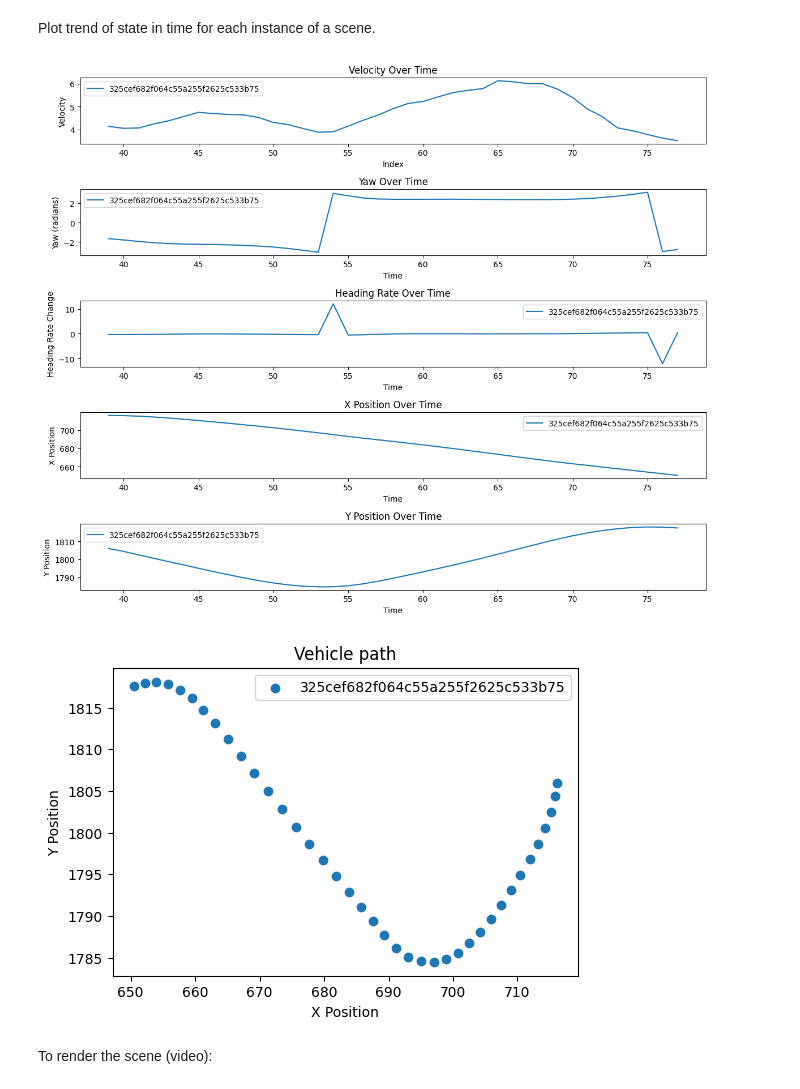
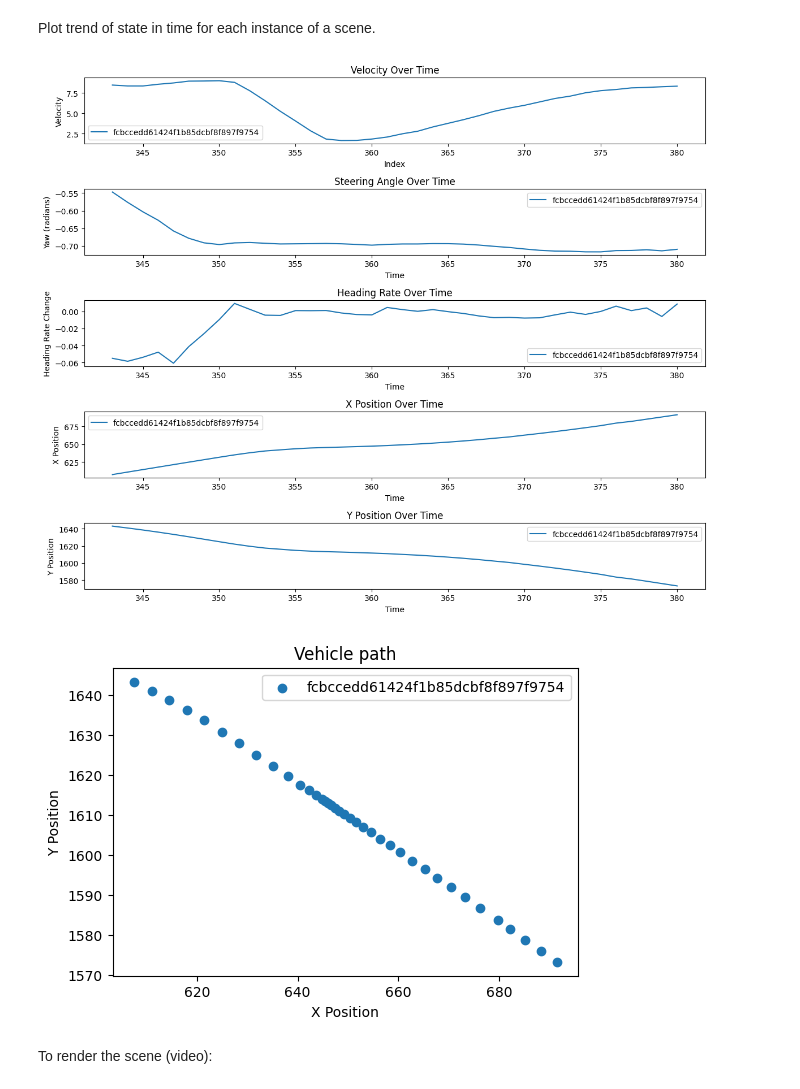
Before and after one commit to SaraMo14/MasterThesis, a Jupyter notebook: demo.ipynb, the cells around one changed output. Drawn from its saved outputs; the diff is of its cells as text; code cells hidden in the pictures.

```diff
--- a/demo.ipynb
+++ b/demo.ipynb
@@ -45,7 +46,7 @@ dtype_dict = {
     'heading_change_rate': 'float64',
     'delta_local_x': 'float64',
     'delta_local_y': 'float64'}
-df = pd.read_csv(DATAROOT / 'dataset_v1.0-mini_lidar_0.csv', dtype=dtype_dict, parse_dates=['timestamp'])
+df = pd.read_csv(DATAROOT / 'dataset_v1.0-mini_lidar_1.csv', dtype=dtype_dict, parse_dates=['timestamp'])
 #df['detect_CAM_FRONT'] = df['detect_CAM_FRONT'].apply(lambda x: ast.literal_eval(x))
 #df['detect_CAM_BACK'] = df['detect_CAM_BACK'].apply(lambda x: ast.literal_eval(x))
 df.head()
@@ -81,7 +82,7 @@ array(['2fc3753772e241f2ab2cd16a784cc680',
 # %% [markdown]
 Select a scene and test the  algorithm
 # %%
-scene_test = df['scene_token'].unique()[1]
+scene_test = df['scene_token'].unique()[9]
 example_scene_df = df[df['scene_token']==scene_test]
 example_scene_df
 # %% [output]
@@ -128,7 +145,7 @@ plt.legend()
 plt.subplot(5, 1, 2)
 for scene_token, group in example_scene_df.groupby('scene_token'):
     plt.plot(group.index, group['yaw'], label=scene_token)
-plt.title('Yaw Over Time')
+plt.title('Steering Angle Over Time')
 plt.xlabel('Time')
 plt.ylabel('Yaw (radians)')
 plt.legend()
@@ -144,35 +161,35 @@ plt.legend()
 plt.subplot(5, 1, 4)
 for scene_token, group in example_scene_df.groupby('scene_token'):
     plt.plot(group.index, group['x'], label=scene_token)
 plt.title('X Position Over Time')
 plt.xlabel('Time')
 plt.ylabel('X Position')
 plt.legend()
 
 plt.subplot(5, 1, 5)  # Moved inside the same plt.figure block
 for scene_token, group in example_scene_df.groupby('scene_token'):
     plt.plot(group.index, group['y'], label=scene_token)
 plt.title('Y Position Over Time')
 plt.xlabel('Time')
 plt.ylabel('Y Position')
 plt.legend()
 
 plt.tight_layout()
 plt.show()
 
 
 # Plot x vs y positions for each instance
 plt.figure(figsize=(6, 4))
 for scene_token, group in example_scene_df.groupby('scene_token'):
     plt.scatter(group['x'], group['y'], label=scene_token)
 plt.title('Vehicle path')
 plt.xlabel('X Position')
 plt.ylabel('Y Position')
 plt.legend()
 plt.show()
 # %% [output]
-[figure, old version]
+[figure, new version]
-[figure, old version]
+[figure, new version]
 # %% [markdown]
 To render the scene (video):
 # %%
```
Also changed, not shown: parts of 18 cells of this notebook, 9 other files.
